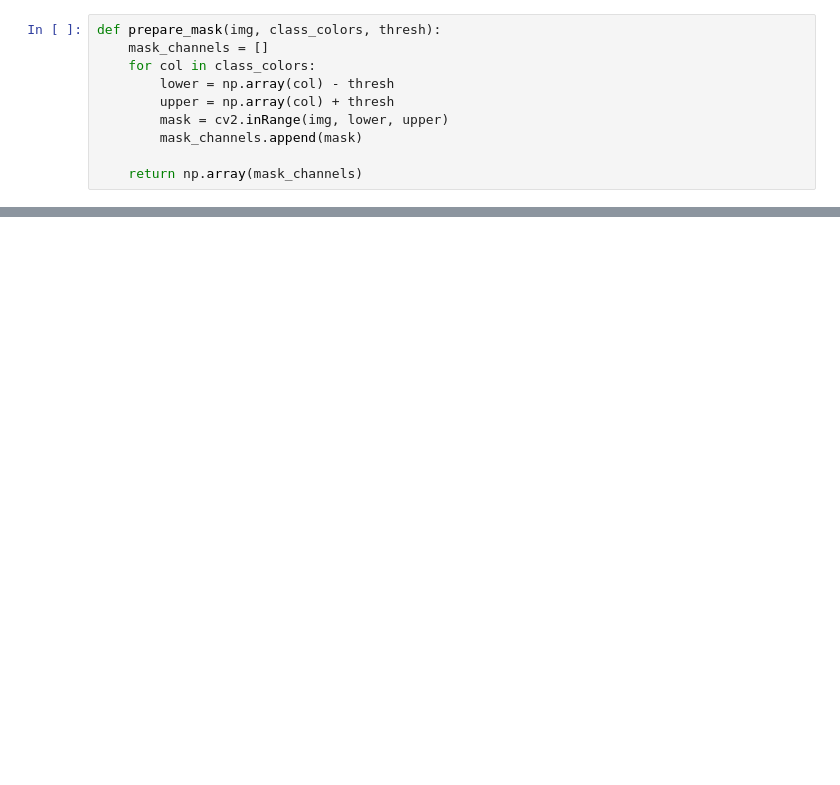
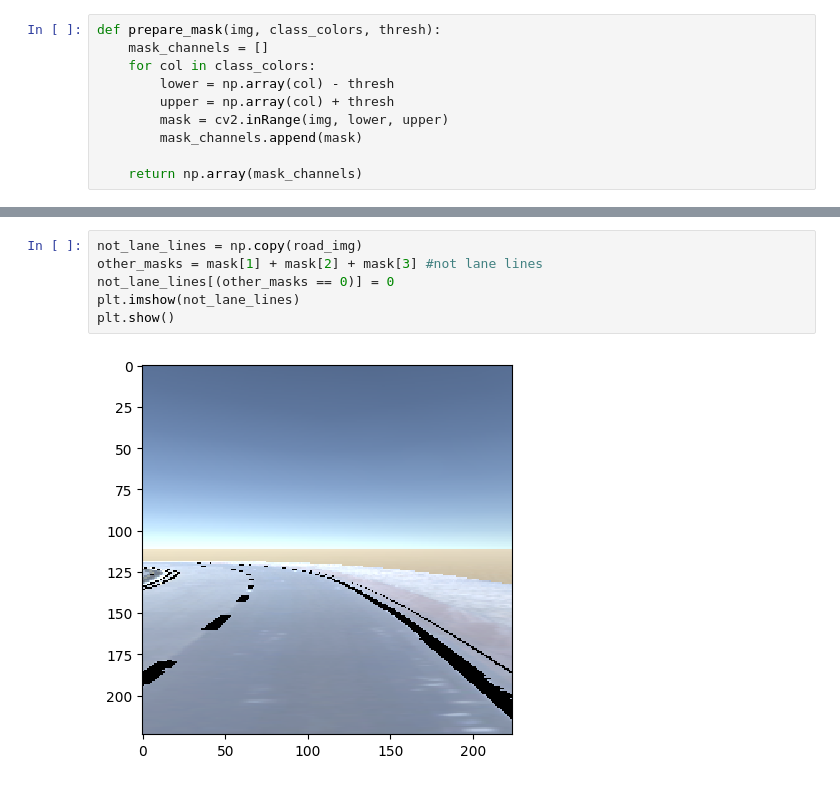
Before and after one commit to leedaga/KerasSemSeg, a Jupyter notebook: Tuning_Mask.ipynb, the cells around one changed output, grey strips where cells are left out. Cells and saved outputs as stored; diff of their text form; blank space fills up the shorter version.

```diff
--- a/Tuning_Mask.ipynb
+++ b/Tuning_Mask.ipynb
@@ -47,0 +71,8 @@ plt.show()
+# %%
+not_lane_lines = np.copy(road_img)
+other_masks = mask[1] + mask[2] + mask[3] #not lane lines
+not_lane_lines[(other_masks == 0)] = 0
+plt.imshow(not_lane_lines)
+plt.show()
+# %% [output]
+[figure, added]
```
Also changed, not shown: parts of 6 cells of this notebook, 11 other files.
